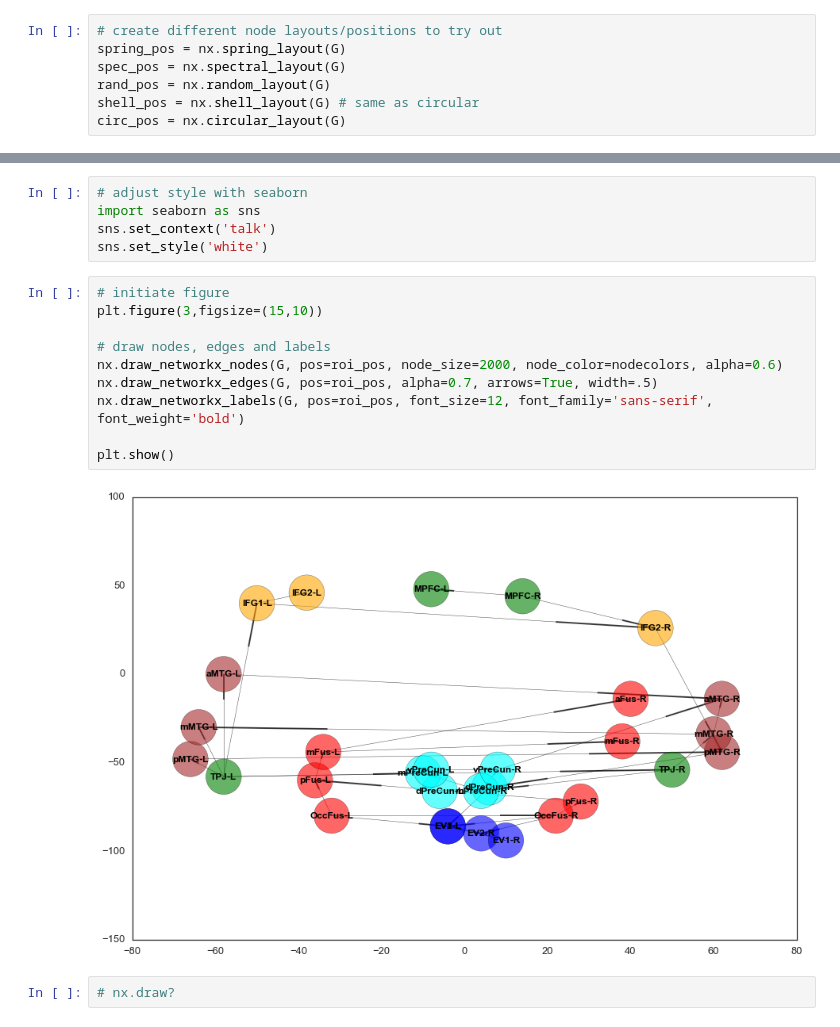
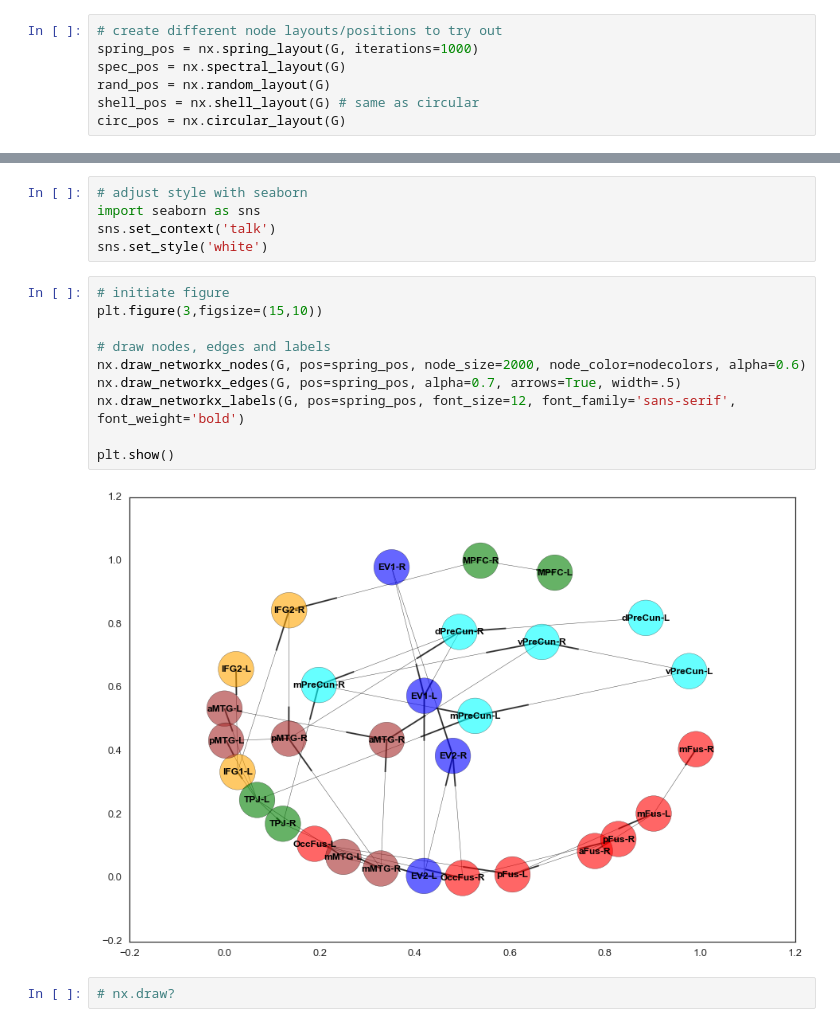
Before and after one commit to oliver-contier/famface-temporal-dynamics, a Jupyter notebook: notebooks/graph_visualization.ipynb, the cells around one changed output, grey strips where cells are left out. Cells and saved outputs as stored; diff of their text form.

```diff
--- a/notebooks/graph_visualization.ipynb
+++ b/notebooks/graph_visualization.ipynb
@@ -82,7 +82,7 @@ G = pc2nx(lofs)
 ## visualize with networkx
 # %%
 # create different node layouts/positions to try out
-spring_pos = nx.spring_layout(G)
+spring_pos = nx.spring_layout(G, iterations=1000)
 spec_pos = nx.spectral_layout(G)
 rand_pos = nx.random_layout(G)
 shell_pos = nx.shell_layout(G) # same as circular
@@ -145,15 +145,15 @@ sns.set_style('white')
 # %%
 # initiate figure
 plt.figure(3,figsize=(15,10))
 
 # draw nodes, edges and labels
-nx.draw_networkx_nodes(G, pos=roi_pos, node_size=2000, node_color=nodecolors, alpha=0.6)
-nx.draw_networkx_edges(G, pos=roi_pos, alpha=0.7, arrows=True, width=.5)
-nx.draw_networkx_labels(G, pos=roi_pos, font_size=12, font_family='sans-serif', font_weight='bold')
+nx.draw_networkx_nodes(G, pos=spring_pos, node_size=2000, node_color=nodecolors, alpha=0.6)
+nx.draw_networkx_edges(G, pos=spring_pos, alpha=0.7, arrows=True, width=.5)
+nx.draw_networkx_labels(G, pos=spring_pos, font_size=12, font_family='sans-serif', font_weight='bold')
 
 plt.show()
 # %% [output]
-[figure, old version]
+[figure, new version]
 # %%
 # nx.draw?
 # %%
```
Also changed, not shown: parts of 7 cells of this notebook.
